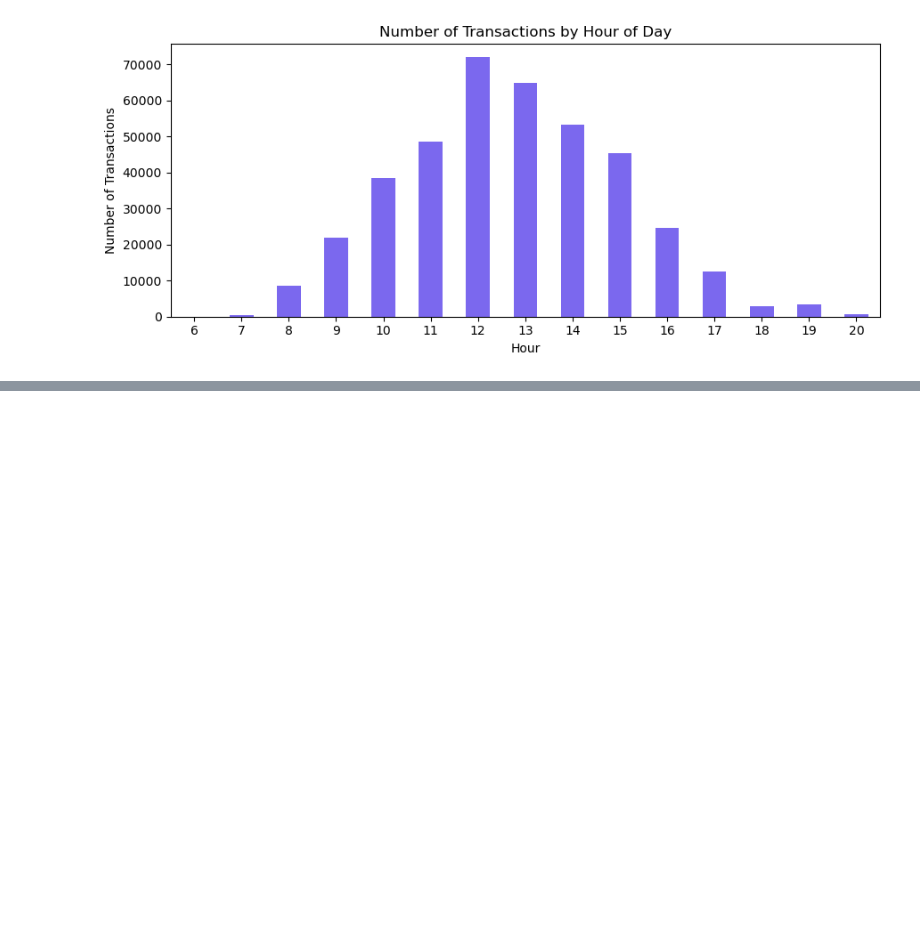
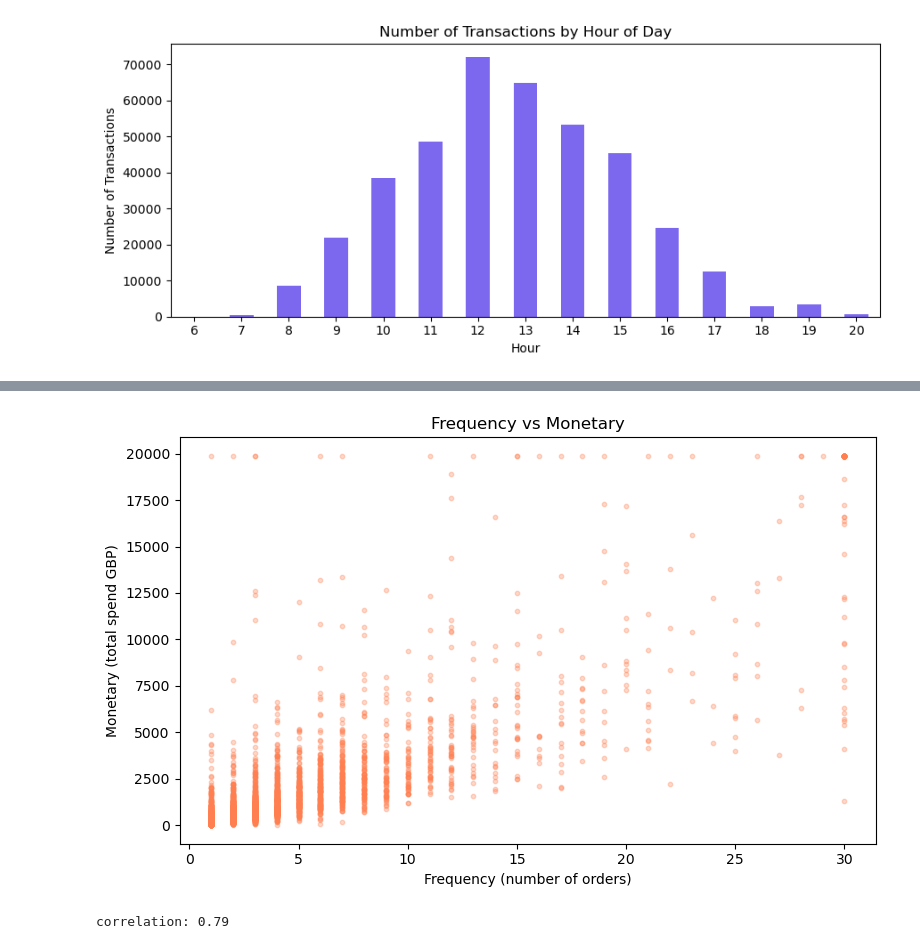
Before and after one commit to Lysitheatsu/PracDataSci, a Jupyter notebook: Assignment2/Assignment2.ipynb, the cells around one changed output, grey strips where cells are left out. Saved outputs shown, nothing was run; the diff lists cells and outputs as text; code cells hidden in the pictures; blank space fills up the shorter version.

```diff
--- a/Assignment2/Assignment2.ipynb
+++ b/Assignment2/Assignment2.ipynb
@@ -376,0 +395,17 @@ plt.show()
+# %%
+# Plots Frequency vs Monetary
+
+plt.figure(figsize=(8, 5))
+plt.scatter(rfm['Frequency'], rfm['Monetary'], alpha=0.3, s=10, color='coral')
+plt.title('Frequency vs Monetary')
+plt.xlabel('Frequency (number of orders)')
+plt.ylabel('Monetary (total spend GBP)')
+plt.tight_layout()
+plt.savefig('figures/fig_frequency_monetary.png')
+plt.show()
+
+corr = rfm['Frequency'].corr(rfm['Monetary'])
+print('correlation:', round(corr, 3))
+# %% [output]
+[figure, added]
+correlation: 0.79
```
Also changed, not shown: parts of 10 cells of this notebook, 10 other files.
